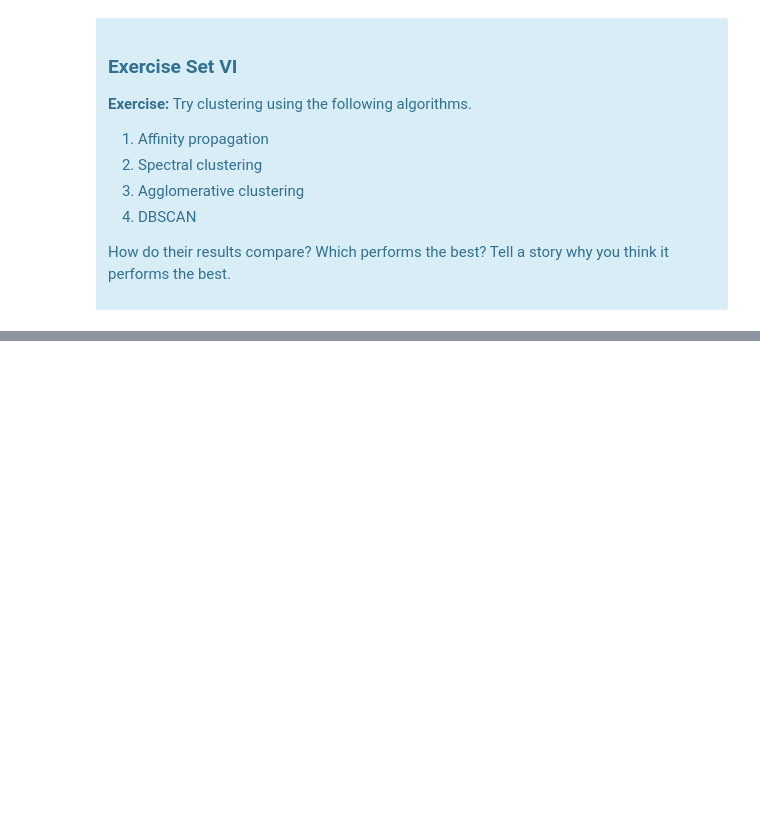
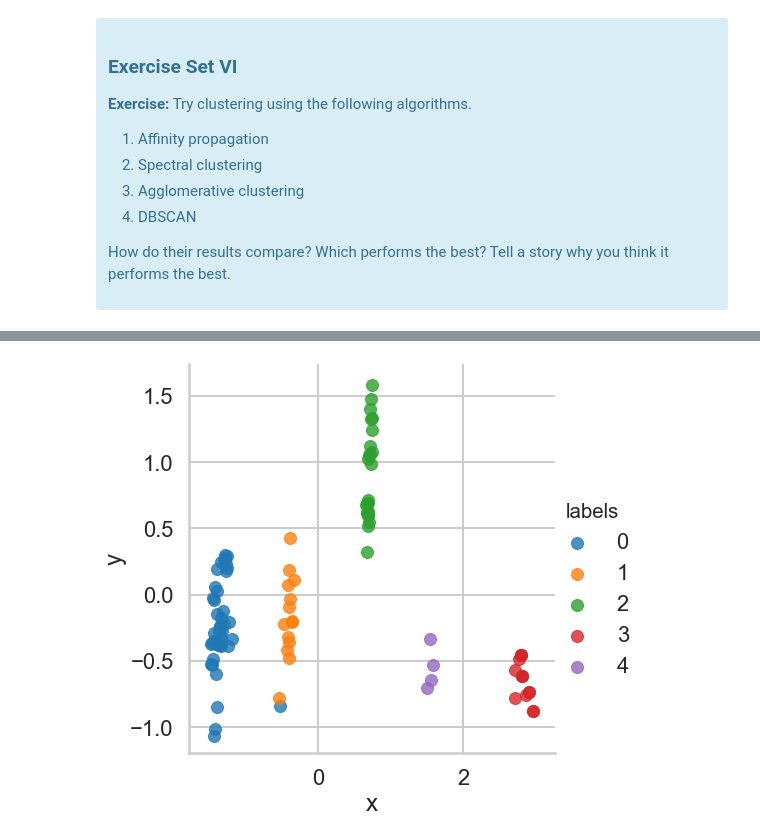
Before and after one commit to narek-g/mec-mini-projects, a Jupyter notebook: mec-16.2.6-clustering-mini-project/Mini_Project_Clustering.ipynb, the cells around one changed output, grey strips where cells are left out. Saved outputs shown, nothing was run; the diff lists cells and outputs as text; code cells hidden in the pictures; blank space fills up the shorter version.

```diff
--- a/mec-16.2.6-clustering-mini-project/Mini_Project_Clustering.ipynb
+++ b/mec-16.2.6-clustering-mini-project/Mini_Project_Clustering.ipynb
@@ -543,0 +570,9 @@ Source: http://scikit-learn.org/stable/modules/clustering.html
+# %%
+# Agglomerative
+from sklearn.cluster import AgglomerativeClustering
+AC = AgglomerativeClustering(n_clusters=5)
+AC.fit(df1)
+labels = AC.labels_
+plot_results(df1, labels)
+# %% [output]
+[figure, added]
```
Also changed, not shown: parts of 6 cells of this notebook.
